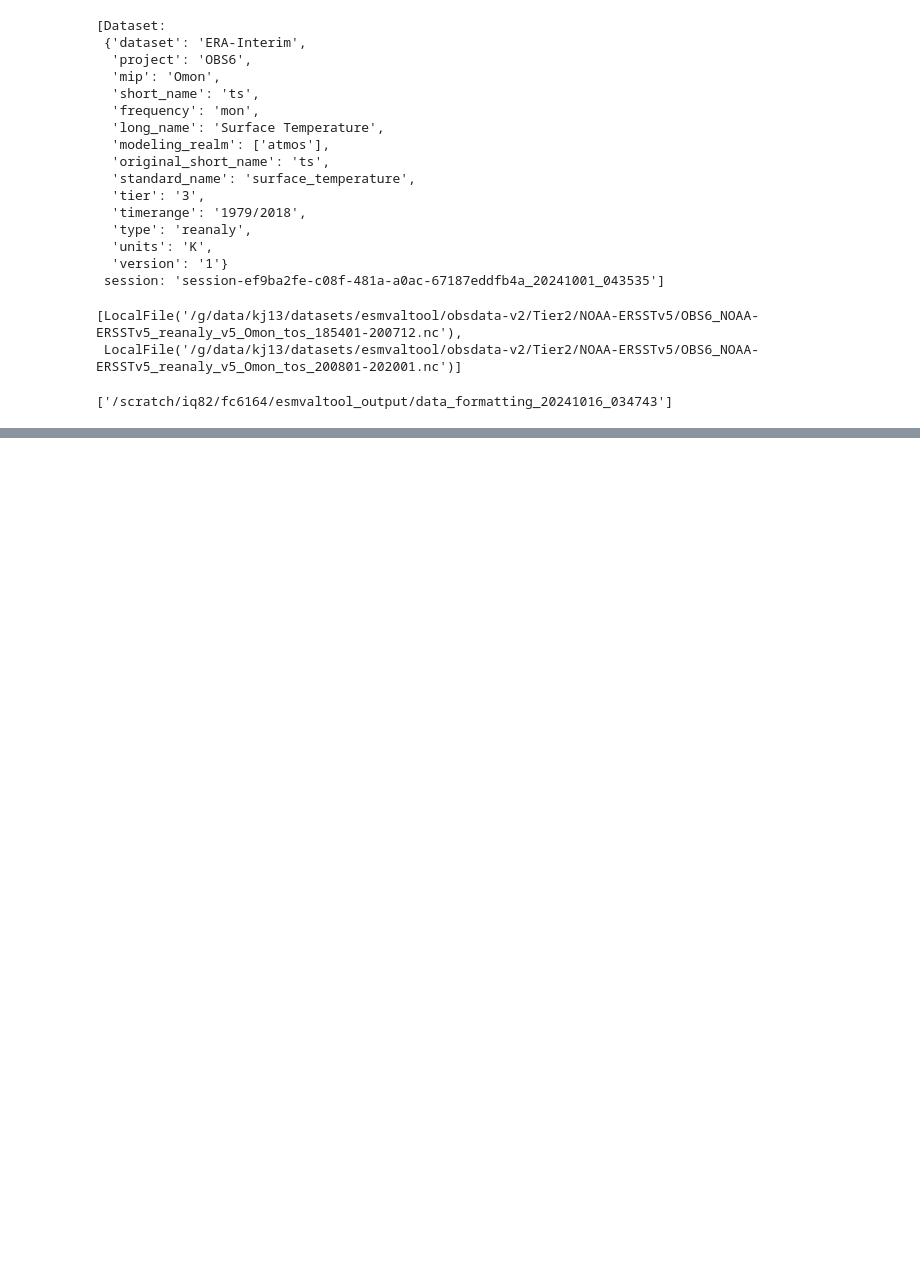
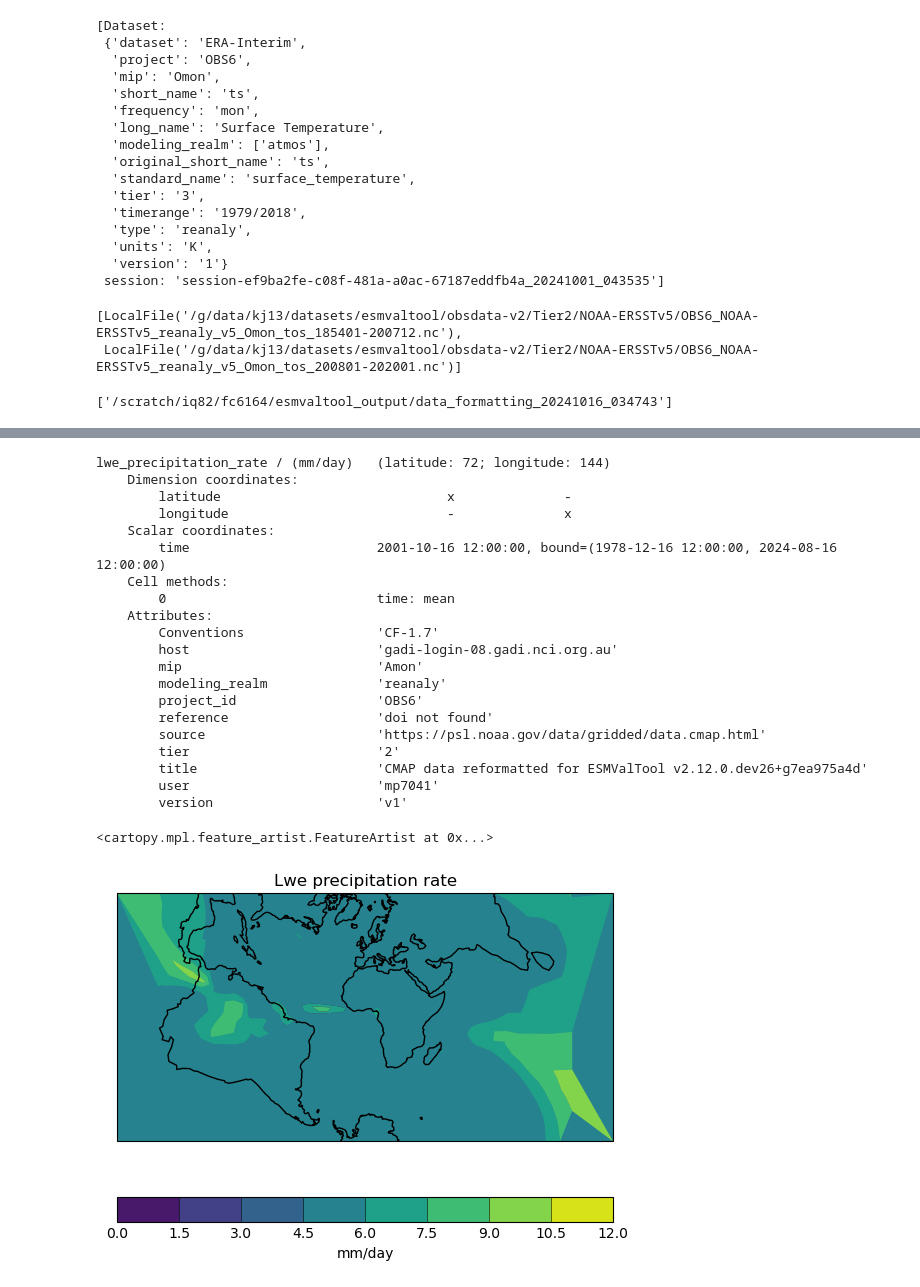
Before and after one commit to ACCESS-NRI/ENSO_recipes, a Jupyter notebook: fc/Observations.ipynb, the cells around one changed output, grey strips where cells are left out. Cells and saved outputs as stored; diff of their text form; code cells hidden in the pictures; blank space fills up the shorter version.

```diff
--- a/fc/Observations.ipynb
+++ b/fc/Observations.ipynb
@@ -181,3 +190,41 @@ Wall time: 492 ms
+# %%
+from esmvalcore.preprocessor import climate_statistics
+import cartopy.crs as ccrs
+for obs_ds in list(obs.from_files()):
+    if obs_ds['dataset'] == 'CMAP':
+        obs_ds['tier'] = obs_ds['tier'][-1]
+        cube = climate_statistics(obs_ds.load(),operator='mean',period='full')
+        cube = convert_units(cube, units="mm/day")
+
+print(cube.summary())
+proj = ccrs.TransverseMercator()
+ax = plt.subplot(projection=proj)
+
+qplt.contourf(cube)
+ax.coastlines()
+# %% [output]
+lwe_precipitation_rate / (mm/day)   (latitude: 72; longitude: 144)
+    Dimension coordinates:
+        latitude                             x              -
+        longitude                            -              x
+    Scalar coordinates:
+        time                        2001-10-16 12:00:00, bound=(1978-12-16 12:00:00, 2024-08-16 12:00:00)
+    Cell methods:
+        0                           time: mean
+    Attributes:
+        Conventions                 'CF-1.7'
+        host                        'gadi-login-08.gadi.nci.org.au'
+        mip                         'Amon'
+        modeling_realm              'reanaly'
+        project_id                  'OBS6'
+        reference                   'doi not found'
+        source                      'https://psl.noaa.gov/data/gridded/data.cmap.html'
+        tier                        '2'
+        title                       'CMAP data reformatted for ESMValTool v2.12.0.dev26+g7ea975a4d'
+        user                        'mp7041'
+        version                     'v1'
+<cartopy.mpl.feature_artist.FeatureArtist at 0x...>
+[figure, added]
 # %%
 %%time
 # qplt.contourf(preproc_1['CRU'])
```
Also changed, not shown: parts of 10 cells of this notebook, 5 other files.
